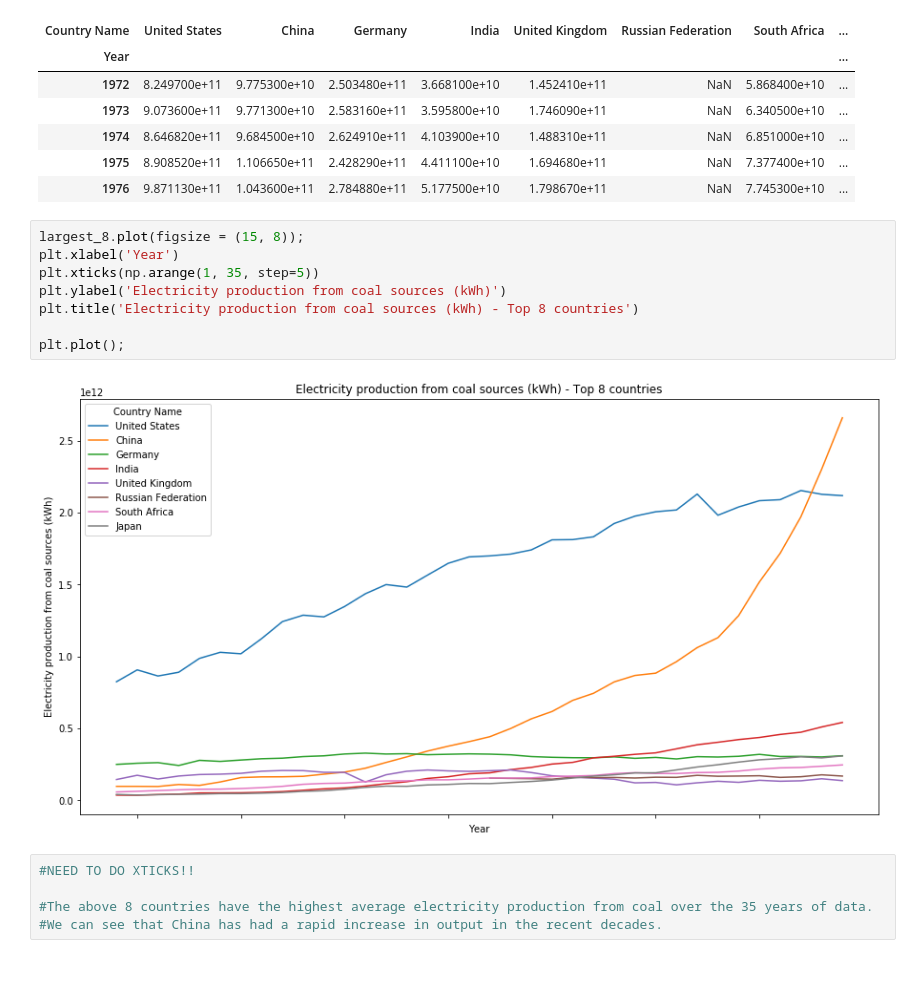
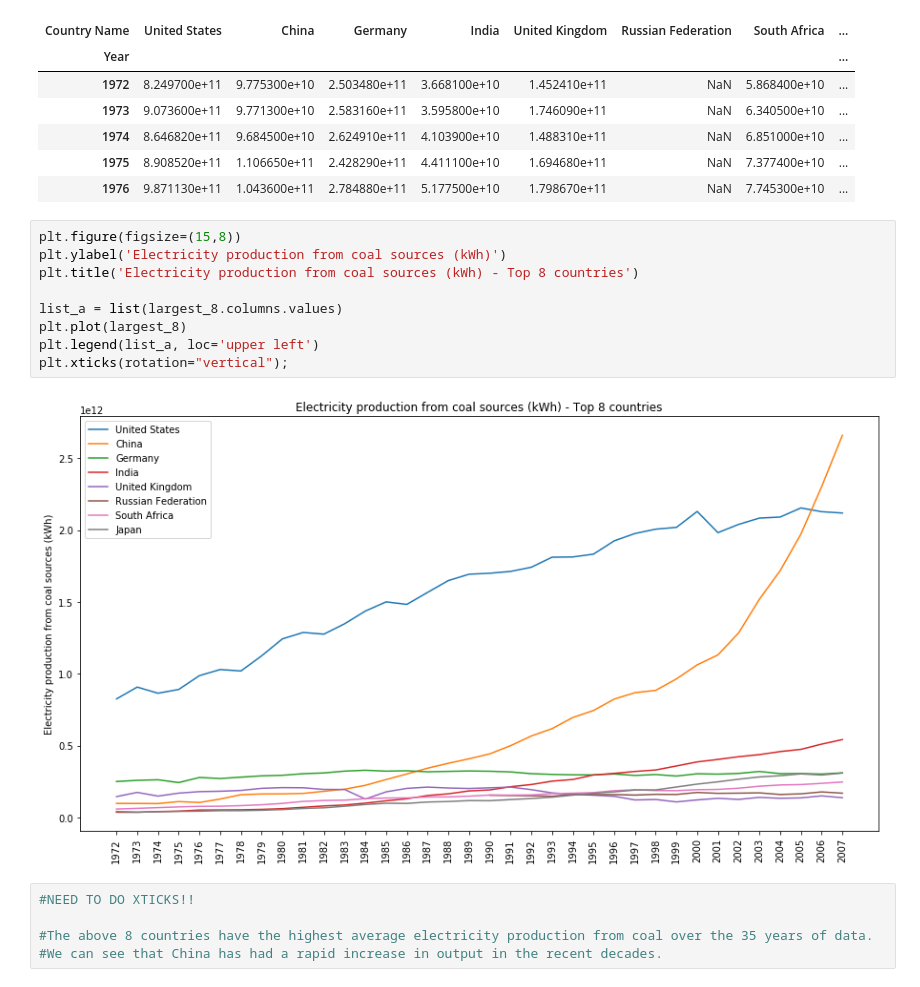
Before and after one commit to allisonwalker/DSF-assignments, a Jupyter notebook: DSF Assignment 3 - Allison, Pelin, Anastasia.ipynb, the cells around one changed output. Saved outputs shown, nothing was run; the diff lists cells and outputs as text.

```diff
--- a/DSF Assignment 3 - Allison, Pelin, Anastasia.ipynb
+++ b/DSF Assignment 3 - Allison, Pelin, Anastasia.ipynb
@@ -181,15 +185,16 @@ largest_8.head()
 | 1975 | 8.908520e+11 | 1.106650e+11 | 2.428290e+11 | 4.411100e+10 | 1.694680e+11 | NaN | 7.377400e+10 | ... |
 | 1976 | 9.871130e+11 | 1.043600e+11 | 2.784880e+11 | 5.177500e+10 | 1.798670e+11 | NaN | 7.745300e+10 | ... |
 # %%
-largest_8.plot(figsize = (15, 8));
-plt.xlabel('Year')
-plt.xticks(np.arange(1, 35, step=5))
+plt.figure(figsize=(15,8))
 plt.ylabel('Electricity production from coal sources (kWh)')
 plt.title('Electricity production from coal sources (kWh) - Top 8 countries')
 
-plt.plot();
+list_a = list(largest_8.columns.values)
+plt.plot(largest_8)
+plt.legend(list_a, loc='upper left')
+plt.xticks(rotation="vertical");
 # %% [output]
-[figure, old version]
+[figure, new version]
 # %%
 #NEED TO DO XTICKS!!
 
```
Also changed, not shown: parts of 6 cells of this notebook.
